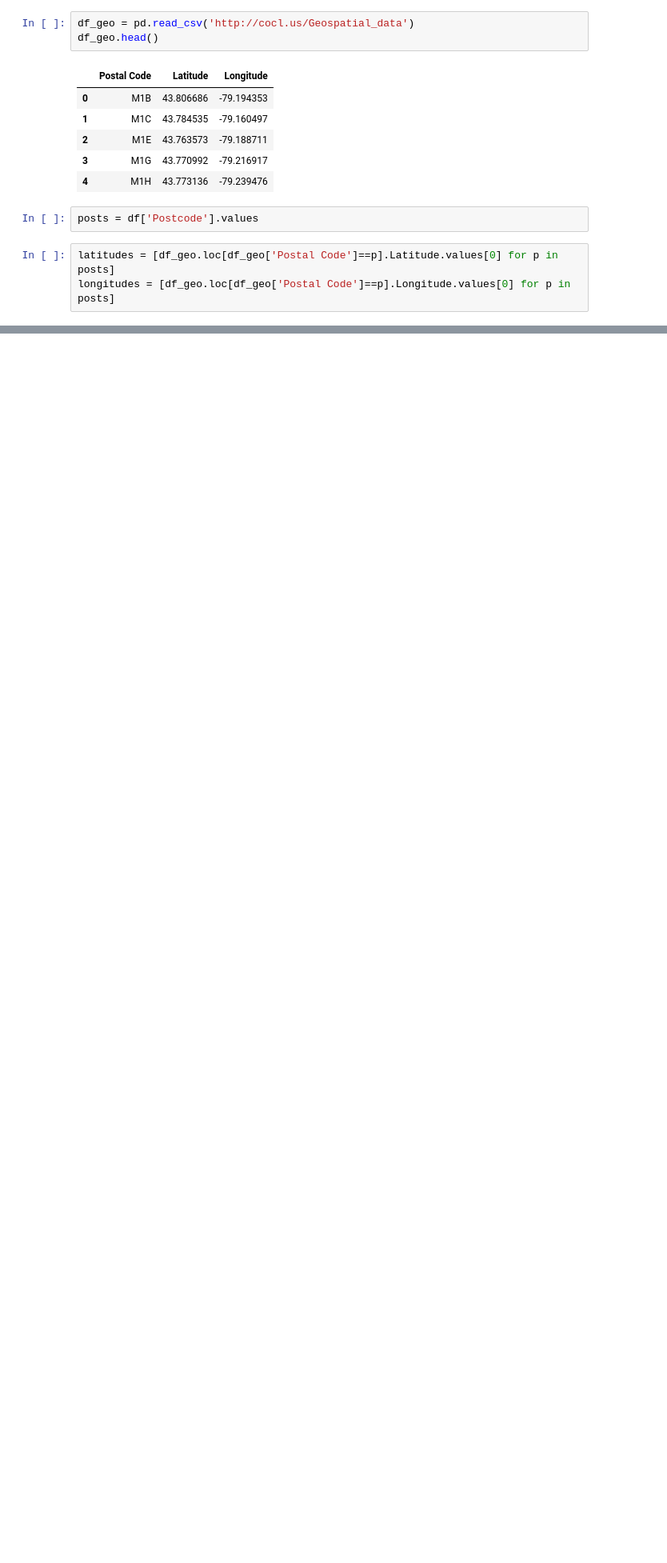
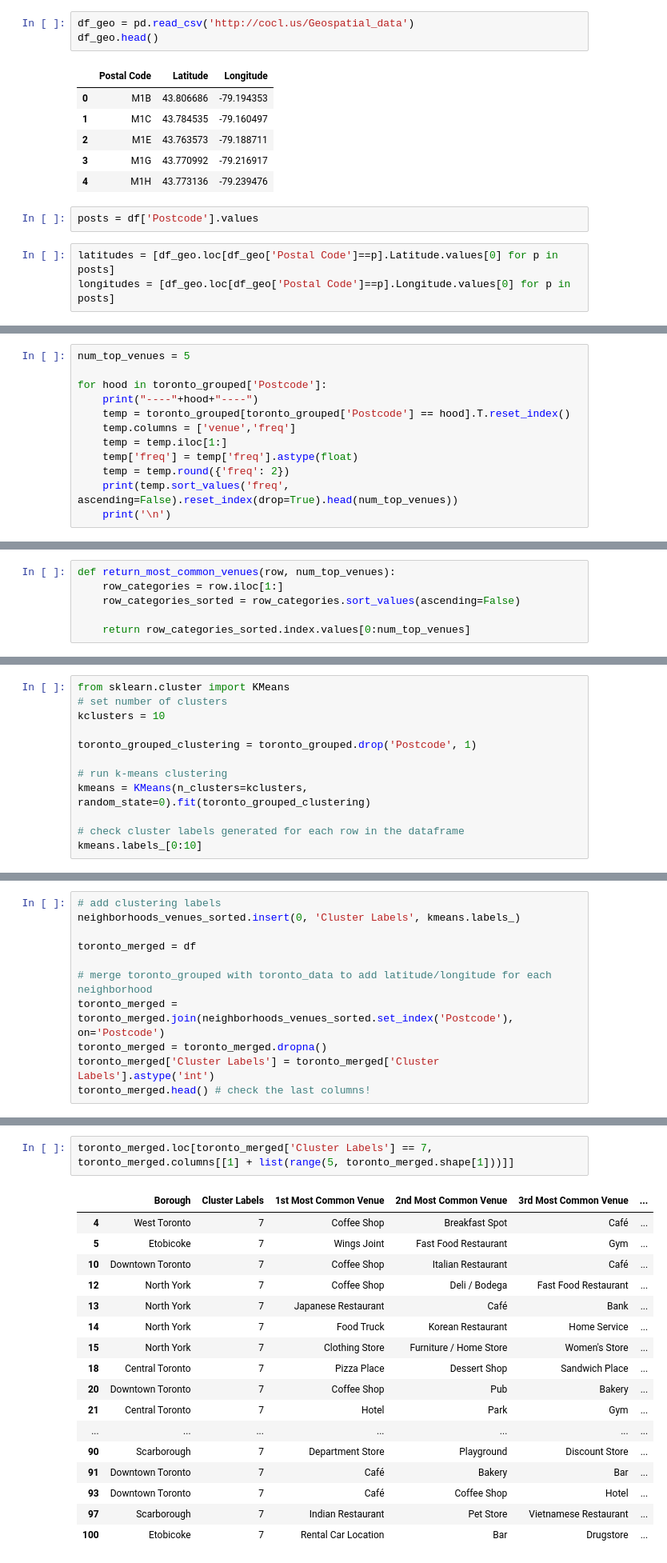
Before and after one commit to ricooo93/Coursera_Capstone, a Jupyter notebook: capstone_project_IBM_week3.ipynb, the cells around one changed output, grey strips where cells are left out. Shown: that part at 80% size. Saved outputs shown, nothing was run; the diff lists cells and outputs as text; blank space fills up the shorter version.

```diff
--- a/capstone_project_IBM_week3.ipynb
+++ b/capstone_project_IBM_week3.ipynb
@@ -121,0 +325,12 @@ df[df['Borough'].str.contains('Toronto')]
+# %%
+num_top_venues = 5
+
+for hood in toronto_grouped['Postcode']:
+    print("----"+hood+"----")
+    temp = toronto_grouped[toronto_grouped['Postcode'] == hood].T.reset_index()
+    temp.columns = ['venue','freq']
+    temp = temp.iloc[1:]
+    temp['freq'] = temp['freq'].astype(float)
+    temp = temp.round({'freq': 2})
+    print(temp.sort_values('freq', ascending=False).reset_index(drop=True).head(num_top_venues))
+    print('\n')
@@ -121,0 +355,6 @@ df[df['Borough'].str.contains('Toronto')]
+# %%
+def return_most_common_venues(row, num_top_venues):
+    row_categories = row.iloc[1:]
+    row_categories_sorted = row_categories.sort_values(ascending=False)
+
+    return row_categories_sorted.index.values[0:num_top_venues]
@@ -121,0 +390,12 @@ df[df['Borough'].str.contains('Toronto')]
+# %%
+from sklearn.cluster import KMeans
+# set number of clusters
+kclusters = 10
+
+toronto_grouped_clustering = toronto_grouped.drop('Postcode', 1)
+
+# run k-means clustering
+kmeans = KMeans(n_clusters=kclusters, random_state=0).fit(toronto_grouped_clustering)
+
+# check cluster labels generated for each row in the dataframe
+kmeans.labels_[0:10]
@@ -121,0 +404,11 @@ df[df['Borough'].str.contains('Toronto')]
+# %%
+# add clustering labels
+neighborhoods_venues_sorted.insert(0, 'Cluster Labels', kmeans.labels_)
+
+toronto_merged = df
+
+# merge toronto_grouped with toronto_data to add latitude/longitude for each neighborhood
+toronto_merged = toronto_merged.join(neighborhoods_venues_sorted.set_index('Postcode'), on='Postcode')
+toronto_merged = toronto_merged.dropna()
+toronto_merged['Cluster Labels'] = toronto_merged['Cluster Labels'].astype('int')
+toronto_merged.head() # check the last columns!
@@ -121,0 +541,20 @@ df[df['Borough'].str.contains('Toronto')]
+# %%
+toronto_merged.loc[toronto_merged['Cluster Labels'] == 7, toronto_merged.columns[[1] + list(range(5, toronto_merged.shape[1]))]]
+# %% [output]
+|  | Borough | Cluster Labels | 1st Most Common Venue | 2nd Most Common Venue | 3rd Most Common Venue | ... |
+| 4 | West Toronto | 7 | Coffee Shop | Breakfast Spot | Café | ... |
+| 5 | Etobicoke | 7 | Wings Joint | Fast Food Restaurant | Gym | ... |
+| 10 | Downtown Toronto | 7 | Coffee Shop | Italian Restaurant | Café | ... |
+| 12 | North York | 7 | Coffee Shop | Deli / Bodega | Fast Food Restaurant | ... |
+| 13 | North York | 7 | Japanese Restaurant | Café | Bank | ... |
+| 14 | North York | 7 | Food Truck | Korean Restaurant | Home Service | ... |
+| 15 | North York | 7 | Clothing Store | Furniture / Home Store | Women's Store | ... |
+| 18 | Central Toronto | 7 | Pizza Place | Dessert Shop | Sandwich Place | ... |
+| 20 | Downtown Toronto | 7 | Coffee Shop | Pub | Bakery | ... |
+| 21 | Central Toronto | 7 | Hotel | Park | Gym | ... |
+| ... | ... | ... | ... | ... | ... | ... |
+| 90 | Scarborough | 7 | Department Store | Playground | Discount Store | ... |
+| 91 | Downtown Toronto | 7 | Café | Bakery | Bar | ... |
+| 93 | Downtown Toronto | 7 | Café | Coffee Shop | Hotel | ... |
+| 97 | Scarborough | 7 | Indian Restaurant | Pet Store | Vietnamese Restaurant | ... |
+| 100 | Etobicoke | 7 | Rental Car Location | Bar | Drugstore | ... |
```
Also changed, not shown: parts of 43 cells of this notebook.
